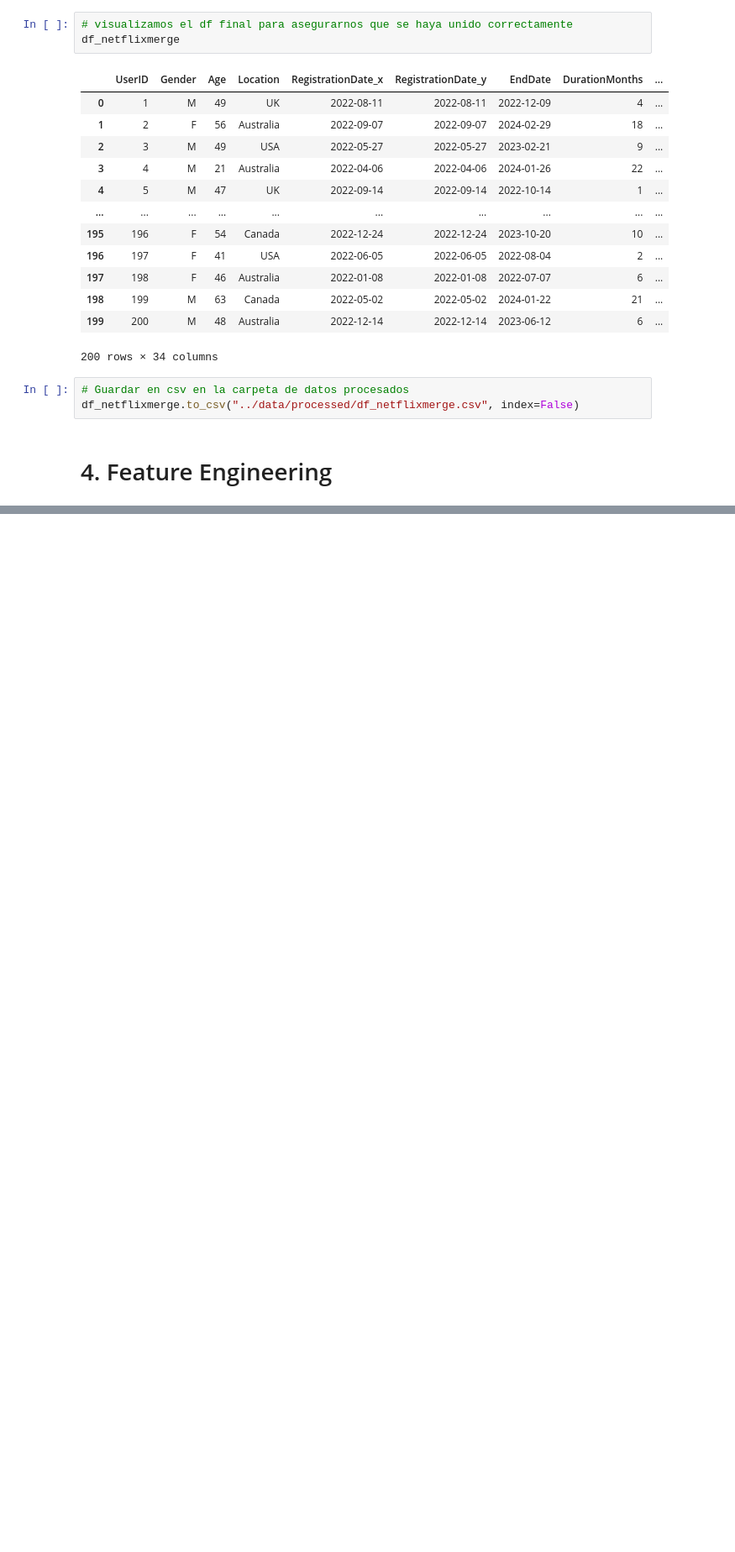
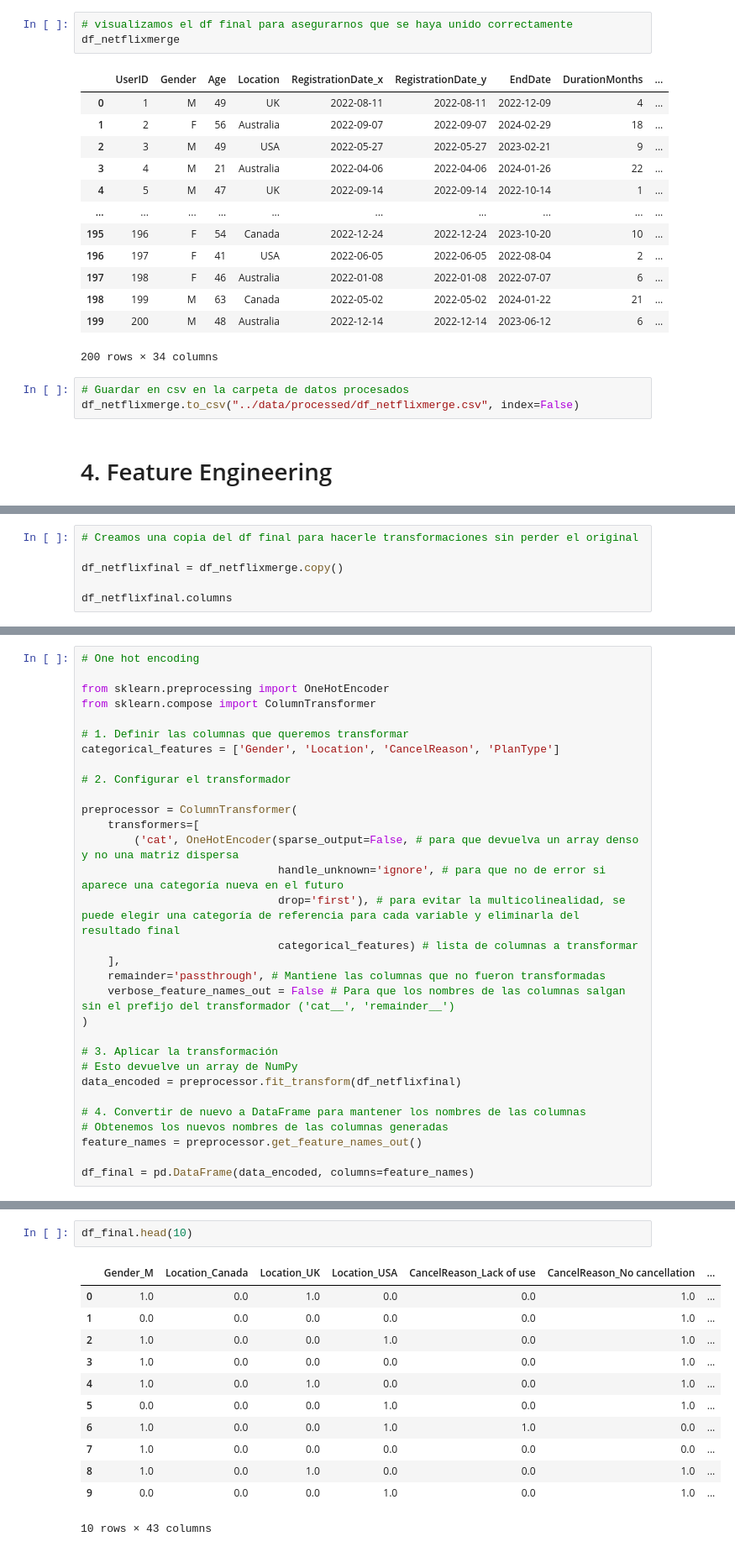
Before and after one commit to julianecheverry/labcasos_netflix, a Jupyter notebook: notebooks/EDA.ipynb, the cells around one changed output, grey strips where cells are left out. Shown at 84% size. Drawn from its saved outputs; the diff is of its cells as text; blank space fills up the shorter version.

Commit message:
dataframe creado: df_final - feature engineering

```diff
--- a/notebooks/EDA.ipynb
+++ b/notebooks/EDA.ipynb
@@ -441,0 +456,6 @@ df_netflixmerge.to_csv("../data/processed/df_netflixmerge.csv", index=False)
+# %%
+# Creamos una copia del df final para hacerle transformaciones sin perder el original
+
+df_netflixfinal = df_netflixmerge.copy()
+
+df_netflixfinal.columns
@@ -441,0 +516,31 @@ df_netflixmerge.to_csv("../data/processed/df_netflixmerge.csv", index=False)
+# %%
+# One hot encoding
+
+from sklearn.preprocessing import OneHotEncoder
+from sklearn.compose import ColumnTransformer
+
+# 1. Definir las columnas que queremos transformar
+categorical_features = ['Gender', 'Location', 'CancelReason', 'PlanType']
+
+# 2. Configurar el transformador
+
+preprocessor = ColumnTransformer(
+    transformers=[
+        ('cat', OneHotEncoder(sparse_output=False, # para que devuelva un array denso y no una matriz dispersa
+                              handle_unknown='ignore', # para que no de error si aparece una categoría nueva en el futuro
+                              drop='first'), # para evitar la multicolinealidad, se puede elegir una categoría de referencia para cada variable y eliminarla del resultado final
+                              categorical_features) # lista de columnas a transformar
+    ],
+    remainder='passthrough', # Mantiene las columnas que no fueron transformadas
+    verbose_feature_names_out = False # Para que los nombres de las columnas salgan sin el prefijo del transformador ('cat__', 'remainder__')
+)
+
+# 3. Aplicar la transformación
+# Esto devuelve un array de NumPy
+data_encoded = preprocessor.fit_transform(df_netflixfinal)
+
+# 4. Convertir de nuevo a DataFrame para mantener los nombres de las columnas
+# Obtenemos los nuevos nombres de las columnas generadas
+feature_names = preprocessor.get_feature_names_out()
+
+df_final = pd.DataFrame(data_encoded, columns=feature_names)
@@ -441,0 +567,15 @@ df_netflixmerge.to_csv("../data/processed/df_netflixmerge.csv", index=False)
+# %%
+df_final.head(10)
+# %% [output]
+|  | Gender_M | Location_Canada | Location_UK | Location_USA | CancelReason_Lack of use | CancelReason_No cancellation | ... |
+| 0 | 1.0 | 0.0 | 1.0 | 0.0 | 0.0 | 1.0 | ... |
+| 1 | 0.0 | 0.0 | 0.0 | 0.0 | 0.0 | 1.0 | ... |
+| 2 | 1.0 | 0.0 | 0.0 | 1.0 | 0.0 | 1.0 | ... |
+| 3 | 1.0 | 0.0 | 0.0 | 0.0 | 0.0 | 1.0 | ... |
+| 4 | 1.0 | 0.0 | 1.0 | 0.0 | 0.0 | 1.0 | ... |
+| 5 | 0.0 | 0.0 | 0.0 | 1.0 | 0.0 | 1.0 | ... |
+| 6 | 1.0 | 0.0 | 0.0 | 1.0 | 1.0 | 0.0 | ... |
+| 7 | 1.0 | 0.0 | 0.0 | 0.0 | 0.0 | 0.0 | ... |
+| 8 | 1.0 | 0.0 | 1.0 | 0.0 | 0.0 | 1.0 | ... |
+| 9 | 0.0 | 0.0 | 0.0 | 1.0 | 0.0 | 1.0 | ... |
+10 rows × 43 columns
```
Also changed, not shown: parts of 8 cells of this notebook, 1 other file.
